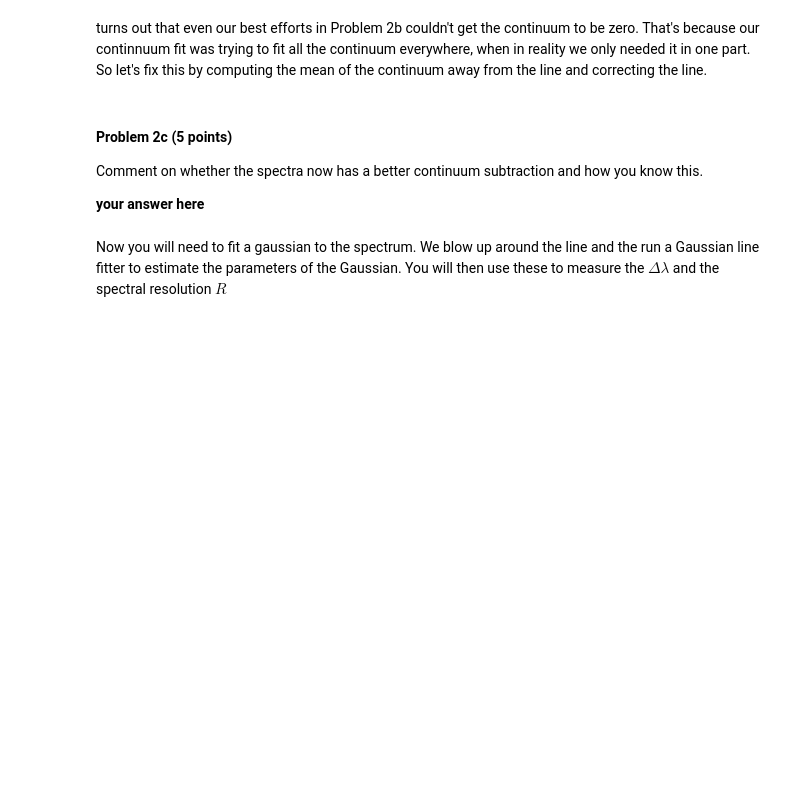
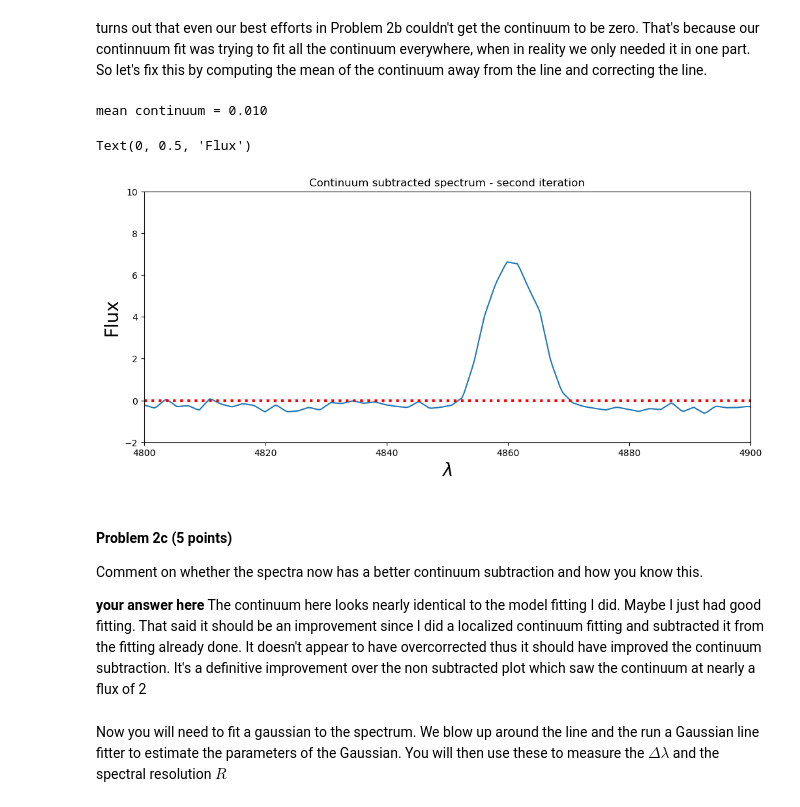
Before and after one commit to AstroKeaton/Analysis_real_spectra_student, a Jupyter notebook: analysis_real_spectra.student.ipynb, the cells around one changed output. Saved outputs shown, nothing was run; the diff lists cells and outputs as text; code cells hidden in the pictures; blank space fills up the shorter version.

```diff
--- a/analysis_real_spectra.student.ipynb
+++ b/analysis_real_spectra.student.ipynb
@@ -280,31 +289,35 @@ turns out that even our best efforts in Problem 2b couldn't get the continuum to
 # %%
 #compute the average of a region away from the line using the zoom in above
 #*********************
 #your code here
 #find the region with a boolean array
 contlam = (specm57.wavelength>4800 *u.Angstrom) & (specm57.wavelength<4840 * u.Angstrom)
 
 #now compute the average of the continuum subtracted spectrum in that region and print it out.
-meancont =
+meancont = np.mean(contlam)
 print('mean continuum = %5.3f' % meancont)
 
 #now correct the continuum subtracted spectrum by that amount
 contsubspec -= meancont
 
 #first zoom in on the Hbeta line
 f,ax = plt.subplots(figsize=(12,5))
 ax.plot(specm57.wavelength, contsubspec, label='continuum subtracted data')
 ax.set_title("Continuum subtracted spectrum - second iteration")
 ax.set_xlim(4800,4900)
 ax.set_ylim(-2,10)
 ax.axhline(0.0,color='red',linestyle=':',linewidth=3,label='zero for reference')
 ax.set_xlabel("$\lambda$",fontsize=20)
 ax.set_ylabel("Flux",fontsize=20)
+# %% [output]
+mean continuum = 0.010
+Text(0, 0.5, 'Flux')
+[figure, added]
 # %% [markdown]
 #### Problem 2c (5 points)
 Comment on whether the spectra now has a better continuum subtraction and how you know this.
 
-**your answer here**
+**your answer here** The continuum here looks nearly identical to the model fitting I did. Maybe I just had good fitting. That said it should be an improvement since I did a localized continuum fitting and subtracted it from the fitting already done. It doesn't appear to have overcorrected thus it should have improved the continuum subtraction. It's a definitive improvement over the non subtracted plot which saw the continuum at nearly a flux of 2
 # %% [markdown]
 Now you will need to fit a gaussian to the spectrum.  We blow up around the line and the run a Gaussian line fitter to estimate the parameters of the Gaussian.  You will then use these to measure the $\Delta \lambda$ and the spectral resolution $R$
 # %%
```
Also changed, not shown: parts of 17 cells of this notebook.
